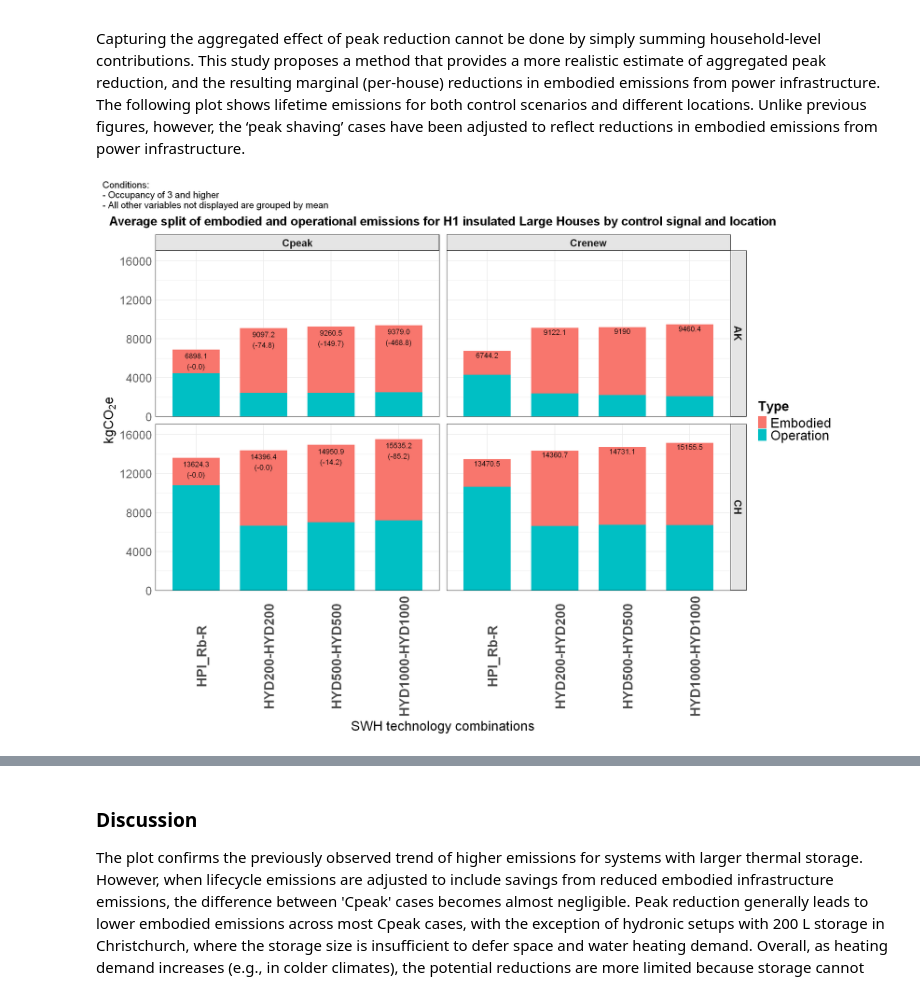
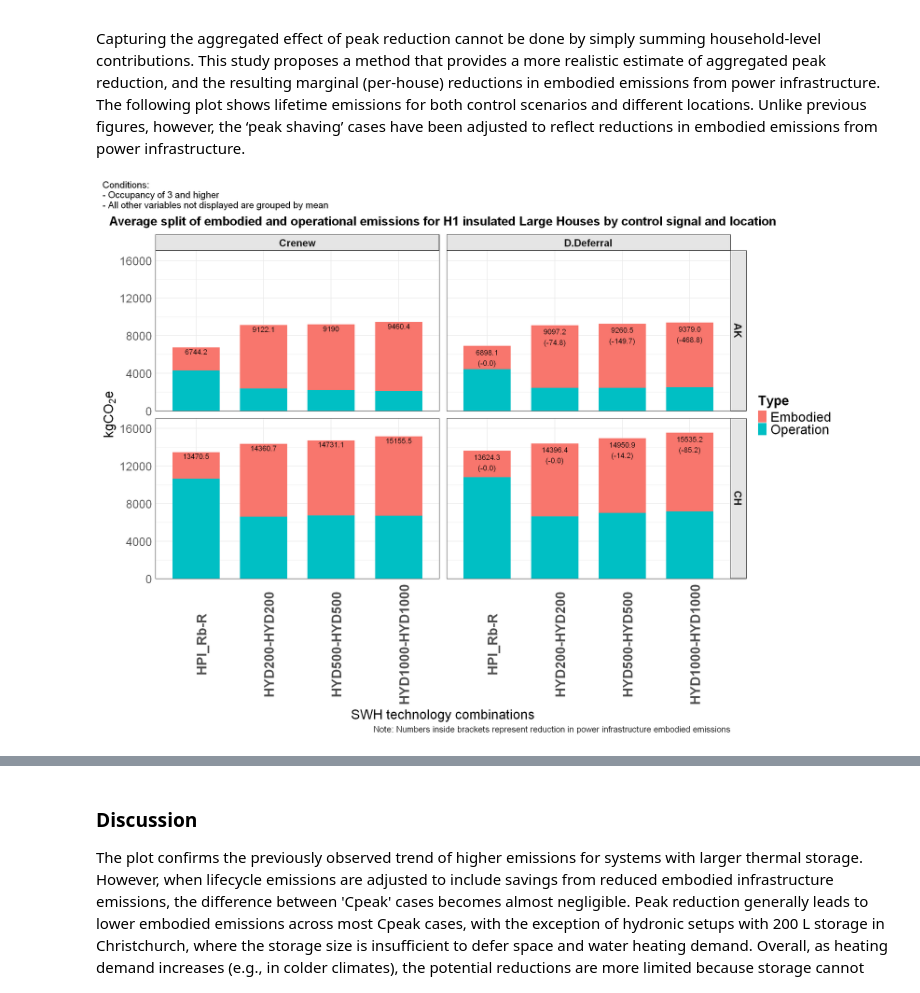
Before and after one commit to pxgo17/EECA_SWH_LCA, a Jupyter notebook: results/SWH_LCA_results.ipynb, the cells around one changed output, grey strips where cells are left out. Saved outputs shown, nothing was run; the diff lists cells and outputs as text; code cells hidden in the pictures.

Commit message:
Notebook/html update
New plot added to notebook

```diff
--- a/results/SWH_LCA_results.ipynb
+++ b/results/SWH_LCA_results.ipynb
@@ -1268,7 +1269,8 @@ peak_power_embedded <- read_csv("https://raw.githubusercontent.com/pxgo17/EECA_S
 plot_all <- household_lifetime_Call_all %>%
     pivot_longer(cols = c(Embodied, Operation), names_to = "Type", values_to = "Emissions") %>%
     left_join(peak_power_embedded,  by = c("SH_DW_code", "Loc_code", "house_type", "insulation", "CS_code")) %>%
-    mutate(Emissions_adj = ifelse(!is.na(Reduction_kgCO2e) & Type == 'Embodied', Emissions - Reduction_kgCO2e, Emissions))
+    mutate(Emissions_adj = ifelse(!is.na(Reduction_kgCO2e) & Type == 'Embodied', Emissions - Reduction_kgCO2e, Emissions)) %>%
+    mutate(Red_strat = CS_code) %>% mutate(Red_strat = ifelse(Red_strat == 'Cpeak','D.Deferral',Red_strat))
 # %%
 options(repr.plot.width=20, repr.plot.height=15)
 
@@ -1282,7 +1284,9 @@ emissions_totals <- plot_all %>%
   group_by(SH_DW_code, Loc_code, CS_code) %>%
   summarize(total_emissions = sum(Emissions_adj),
             diff = sum(Emissions) - sum(Emissions_adj),
-            .groups = 'drop')
+            .groups = 'drop') %>%
+  mutate(Red_strat = CS_code) %>%
+  mutate(Red_strat = ifelse(Red_strat == 'Cpeak','D.Deferral',Red_strat))
 
 emissions_plot_all <- plot_all %>%
   filter(SH_DW_code %in% c('HPl_Rb-R','HYD200-HYD200','HYD500-HYD500','HYD1000-HYD1000')) %>%
@@ -1294,45 +1298,47 @@ emissions_plot_all <- plot_all %>%
   geom_col(position = "stack", width = 0.7) +
   geom_text(data = emissions_totals,
             aes(x = SH_DW_code, y = total_emissions,
-                label = ifelse(!is.na(diff) & CS_code == 'Cpeak', sprintf("%.1f\n(-%.1f)", total_emissions, diff), round(total_emissions,1))),
+                label = ifelse(!is.na(diff) & Red_strat == 'D.Deferral', sprintf("%.1f\n(-%.1f)", total_emissions, diff), round(total_emissions,1))),
             inherit.aes = FALSE,
             vjust = 1.2,
             size = 5,
             color = "black") +
-  facet_grid(Loc_code ~ CS_code) +
+  facet_grid(Loc_code ~ Red_strat) +
   theme_minimal(base_size = 15) +
-  labs(x = "SWH technology combinations",
+  labs(caption = "Note: Numbers inside brackets represent reduction in power infrastructure embodied emissions",
+       x = "SWH technology combinations",
        y = expression(kgCO[2]*e),
        title = "Average split of embodied and operational emissions for H1 insulated Large Houses by control signal and location") +
   theme(
     axis.text.x = element_text(angle = 90, hjust = 0.5, size = 26, face = 'bold'),
     axis.title.x = element_text(size = 26),
     axis.title.y = element_text(size = 26),
     axis.text.y = element_text(size = 22),
     legend.title = element_text(size = 26, face = "bold"),
     legend.text = element_text(size = 26),
     strip.text = element_text(face = "bold", size = 20),
     strip.background = element_rect(fill = "gray90", color = "black"),
     panel.border = element_rect(color = "black", fill = NA, size = 0.1),
     panel.spacing = unit(1, "lines"),
-    plot.title = element_text(size = 24, face = "bold", hjust = 0.5, vjust = 2)
+    plot.title = element_text(size = 24, face = "bold", hjust = 0.5, vjust = 2),
+    plot.caption = element_text(size = 16)
   ) +
   scale_y_continuous(expand = expansion(mult = c(0, 0.1))) # Add space for labels
 
 ggsave(
   filename = "D:/EECA_SWH_LCA/results_plots/emissions_plot_all.png",  # File path
   plot = emissions_plot_all,                       # Plot object
   width = 16,                             # Width in inches
   height = 14,                             # Height in inches
   dpi = 300                               # Resolution
 )
 
 emissions_plot_all +
   plot_annotation(
     title = "Conditions:\n- Occupancy of 3 and higher\n- All other variables not displayed are grouped by mean",
     theme = theme(
       plot.title = element_text(size = 18, hjust = 0, vjust = 2)
     )
   )
 # %% [output]
-[figure, old version]
+[figure, new version]
```
Also changed, not shown: parts of 11 cells of this notebook, 2 other files.
